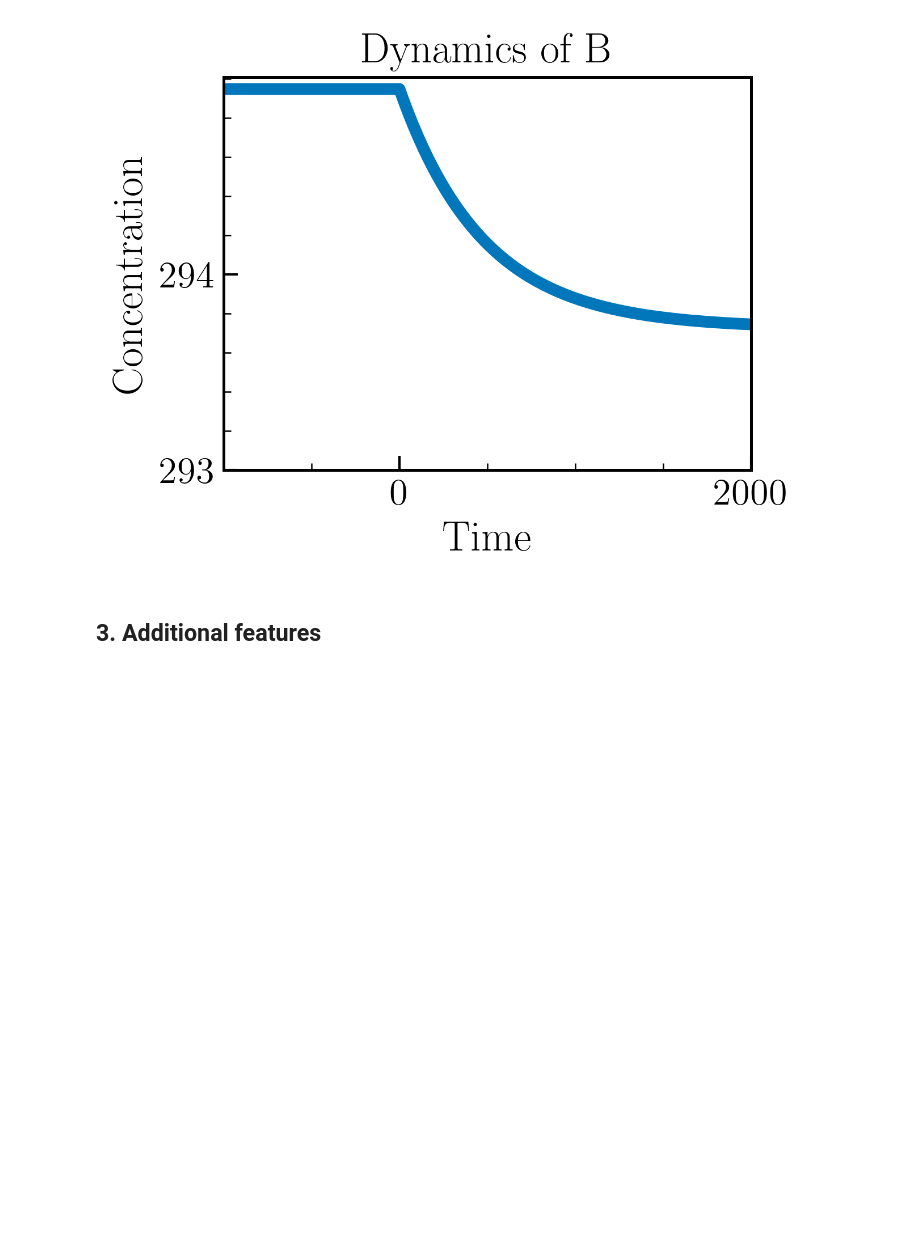
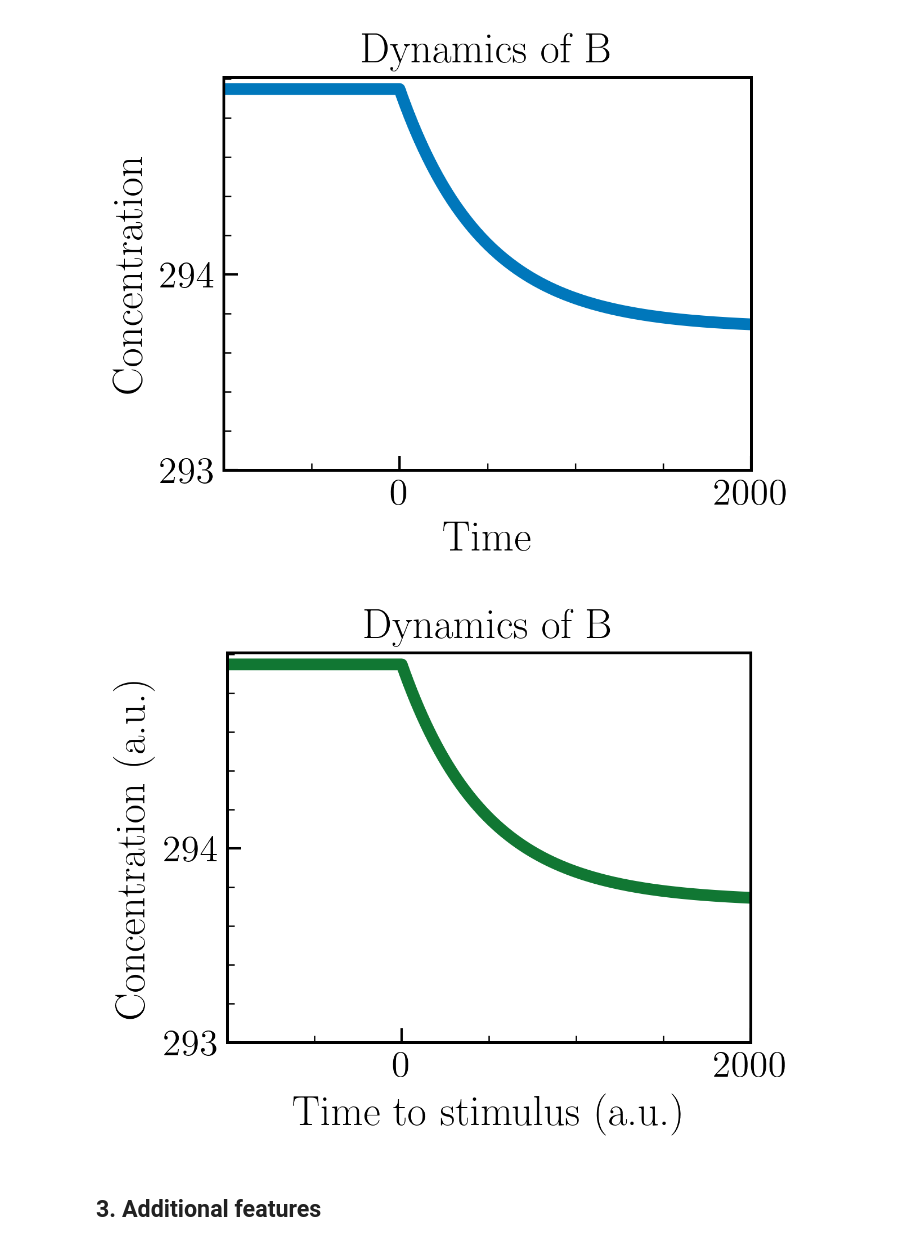
Before and after one commit to DILiS-lab/loopdetect, a Jupyter notebook: examples/model_3_complex_formation_extend.ipynb, the cells around one changed output. Saved outputs shown, nothing was run; the diff lists cells and outputs as text; code cells hidden in the pictures; blank space fills up the shorter version.

```diff
--- a/examples/model_3_complex_formation_extend.ipynb
+++ b/examples/model_3_complex_formation_extend.ipynb
@@ -324,6 +344,22 @@ plt.title('Dynamics of B')
 plt.show()
 # %% [output]
 [figure]
+# %%
+# Zoom in around the perturbation point to see the dynamics more clearly (of only B)
+plt.figure(figsize=(4, 3))
+plt.plot(time_full, sol_full[1], lw=5, color=colors_02[1], label='B')
+plt.xlim(-999, 2000)
+# Show only 0 and 2000 on x-axis (but not -1000)
+plt.xticks([0, 2000])
+plt.yticks(np.arange(293, 295, 1))
+plt.xlabel('Time to stimulus (a.u.)')
+plt.ylabel('Concentration (a.u.)')
+plt.title('Dynamics of B')
+plt.savefig('img/model_3_complex_formation_extend_B_zoom.svg', bbox_inches='tight', dpi=300)
+# plt.legend()
+plt.show()
+# %% [output]
+[figure, added]
 # %% [markdown]
 ## 3. Additional features
 # %% [markdown]
```
Also changed, not shown: parts of 12 cells of this notebook, 13 other files.
